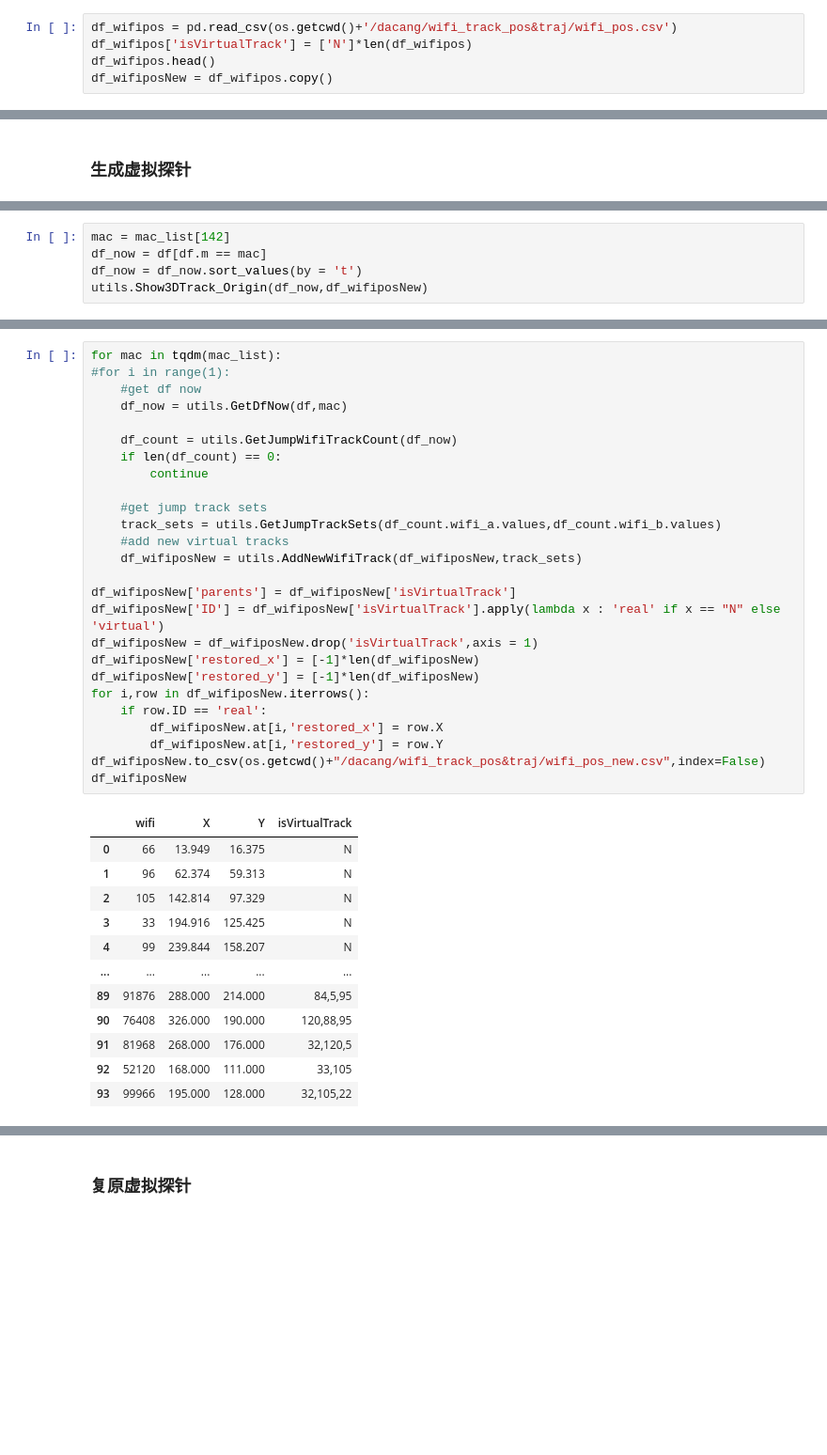
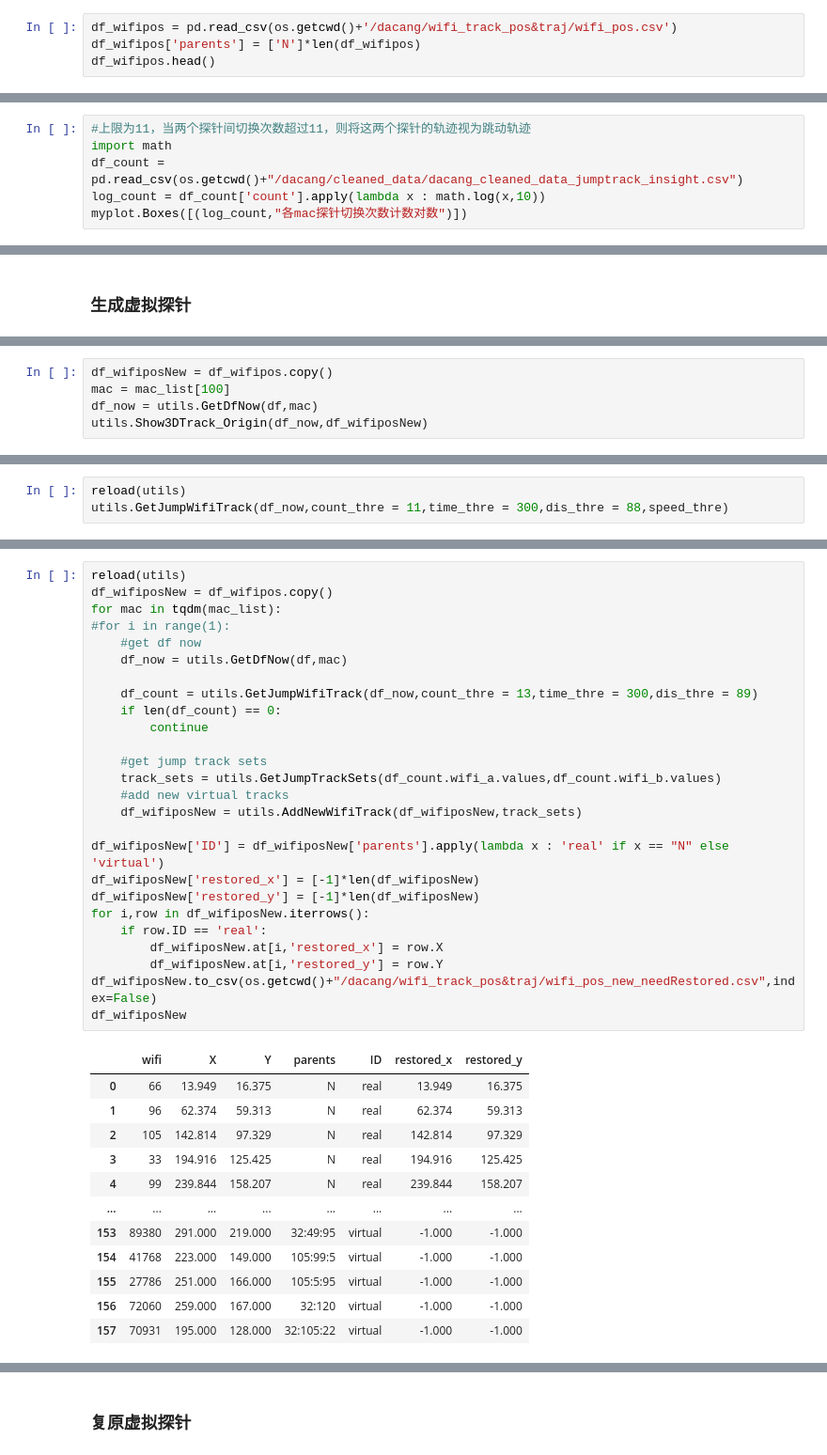
Before and after one commit to RickH-Arch/MEIRL-GAIL-Behavior-Cloning, a Jupyter notebook: wifi_track_data/wifi_track_data_clean_advanced.ipynb, the cells around one changed output, grey strips where cells are left out. Shown at 94% size. Drawn from its saved outputs; the diff is of its cells as text; blank space fills up the shorter version.

Commit message:
add max_speed svaluation

```diff
--- a/wifi_track_data/wifi_track_data_clean_advanced.ipynb
+++ b/wifi_track_data/wifi_track_data_clean_advanced.ipynb
@@ -336,6 +336,5 @@ df
 ### 读取wifi探针的相对坐标
 # %%
 df_wifipos = pd.read_csv(os.getcwd()+'/dacang/wifi_track_pos&traj/wifi_pos.csv')
-df_wifipos['isVirtualTrack'] = ['N']*len(df_wifipos)
+df_wifipos['parents'] = ['N']*len(df_wifipos)
 df_wifipos.head()
-df_wifiposNew = df_wifipos.copy()
@@ -393,0 +389,6 @@ myplot.Boxes([(df_count['count'],"各mac探针切换次数计数"),
+# %%
+#上限为11，当两个探针间切换次数超过11，则将这两个探针的轨迹视为跳动轨迹
+import math
+df_count = pd.read_csv(os.getcwd()+"/dacang/cleaned_data/dacang_cleaned_data_jumptrack_insight.csv")
+log_count = df_count['count'].apply(lambda x : math.log(x,10))
+myplot.Boxes([(log_count,"各mac探针切换次数计数对数")])
@@ -402,5 +418,5 @@ myplot.Boxes([(df_count[df_count['count']>11].meanTime,'切换次数>11的探针
 # %%
-mac = mac_list[142]
-df_now = df[df.m == mac]
-df_now = df_now.sort_values(by = 't')
+df_wifiposNew = df_wifipos.copy()
+mac = mac_list[100]
+df_now = utils.GetDfNow(df,mac)
 utils.Show3DTrack_Origin(df_now,df_wifiposNew)
@@ -406,0 +425,3 @@ utils.Show3DTrack_Origin(df_now,df_wifiposNew)
+# %%
+reload(utils)
+utils.GetJumpWifiTrack(df_now,count_thre = 11,time_thre = 300,dis_thre = 88,speed_thre)
@@ -407,39 +430,39 @@ utils.Show3DTrack_Origin(df_now,df_wifiposNew)
 # %%
+reload(utils)
+df_wifiposNew = df_wifipos.copy()
 for mac in tqdm(mac_list):
 #for i in range(1):
     #get df now
     df_now = utils.GetDfNow(df,mac)
 
-    df_count = utils.GetJumpWifiTrackCount(df_now)
+    df_count = utils.GetJumpWifiTrack(df_now,count_thre = 13,time_thre = 300,dis_thre = 89)
     if len(df_count) == 0:
         continue
 
     #get jump track sets
     track_sets = utils.GetJumpTrackSets(df_count.wifi_a.values,df_count.wifi_b.values)
     #add new virtual tracks
     df_wifiposNew = utils.AddNewWifiTrack(df_wifiposNew,track_sets)
 
-df_wifiposNew['parents'] = df_wifiposNew['isVirtualTrack']
-df_wifiposNew['ID'] = df_wifiposNew['isVirtualTrack'].apply(lambda x : 'real' if x == "N" else 'virtual')
-df_wifiposNew = df_wifiposNew.drop('isVirtualTrack',axis = 1)
+df_wifiposNew['ID'] = df_wifiposNew['parents'].apply(lambda x : 'real' if x == "N" else 'virtual')
 df_wifiposNew['restored_x'] = [-1]*len(df_wifiposNew)
 df_wifiposNew['restored_y'] = [-1]*len(df_wifiposNew)
 for i,row in df_wifiposNew.iterrows():
     if row.ID == 'real':
         df_wifiposNew.at[i,'restored_x'] = row.X
         df_wifiposNew.at[i,'restored_y'] = row.Y
-df_wifiposNew.to_csv(os.getcwd()+"/dacang/wifi_track_pos&traj/wifi_pos_new.csv",index=False)
+df_wifiposNew.to_csv(os.getcwd()+"/dacang/wifi_track_pos&traj/wifi_pos_new_needRestored.csv",index=False)
 df_wifiposNew
 # %% [output]
-|  | wifi | X | Y | isVirtualTrack |
-| 0 | 66 | 13.949 | 16.375 | N |
-| 1 | 96 | 62.374 | 59.313 | N |
-| 2 | 105 | 142.814 | 97.329 | N |
-| 3 | 33 | 194.916 | 125.425 | N |
-| 4 | 99 | 239.844 | 158.207 | N |
-| ... | ... | ... | ... | ... |
-| 89 | 91876 | 288.000 | 214.000 | 84,5,95 |
-| 90 | 76408 | 326.000 | 190.000 | 120,88,95 |
-| 91 | 81968 | 268.000 | 176.000 | 32,120,5 |
-| 92 | 52120 | 168.000 | 111.000 | 33,105 |
-| 93 | 99966 | 195.000 | 128.000 | 32,105,22 |
+|  | wifi | X | Y | parents | ID | restored_x | restored_y |
+| 0 | 66 | 13.949 | 16.375 | N | real | 13.949 | 16.375 |
+| 1 | 96 | 62.374 | 59.313 | N | real | 62.374 | 59.313 |
+| 2 | 105 | 142.814 | 97.329 | N | real | 142.814 | 97.329 |
+| 3 | 33 | 194.916 | 125.425 | N | real | 194.916 | 125.425 |
+| 4 | 99 | 239.844 | 158.207 | N | real | 239.844 | 158.207 |
+| ... | ... | ... | ... | ... | ... | ... | ... |
+| 153 | 89380 | 291.000 | 219.000 | 32:49:95 | virtual | -1.000 | -1.000 |
+| 154 | 41768 | 223.000 | 149.000 | 105:99:5 | virtual | -1.000 | -1.000 |
+| 155 | 27786 | 251.000 | 166.000 | 105:5:95 | virtual | -1.000 | -1.000 |
+| 156 | 72060 | 259.000 | 167.000 | 32:120 | virtual | -1.000 | -1.000 |
+| 157 | 70931 | 195.000 | 128.000 | 32:105:22 | virtual | -1.000 | -1.000 |
```
Also changed, not shown: parts of 17 cells of this notebook, 3 other files.
